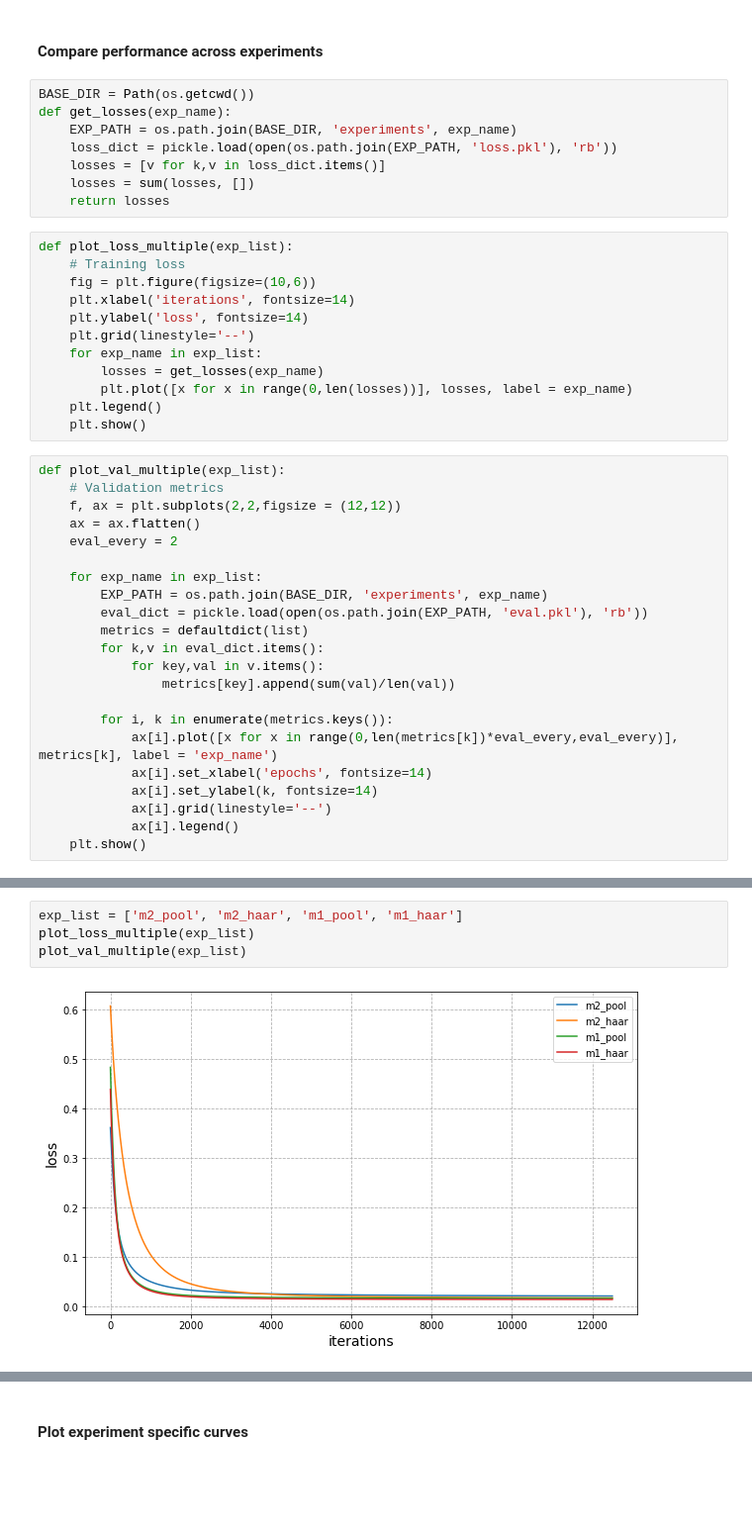
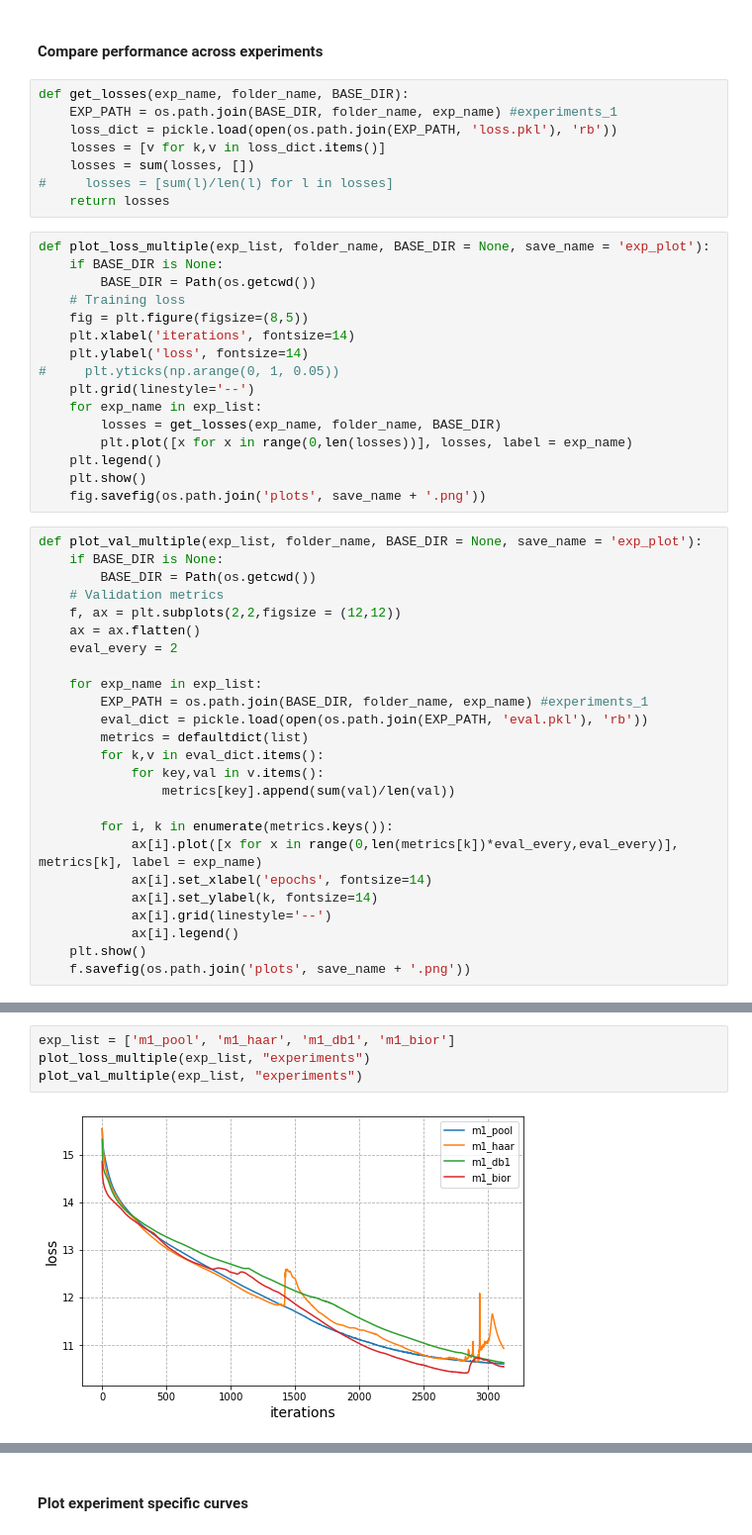
Before and after one commit to pk1996/ECE251C, a Jupyter notebook: plot_curves.ipynb, the cells around one changed output, grey strips where cells are left out. Shown at 99% size. Saved outputs shown, nothing was run; the diff lists cells and outputs as text; blank space fills up the shorter version.

```diff
--- a/plot_curves.ipynb
+++ b/plot_curves.ipynb
@@ -7,34 +8,40 @@ from collections import defaultdict
 # %% [markdown]
 #### Compare performance across experiments
 # %%
-BASE_DIR = Path(os.getcwd())
-def get_losses(exp_name):
-    EXP_PATH = os.path.join(BASE_DIR, 'experiments', exp_name)
+def get_losses(exp_name, folder_name, BASE_DIR):
+    EXP_PATH = os.path.join(BASE_DIR, folder_name, exp_name) #experiments_1
     loss_dict = pickle.load(open(os.path.join(EXP_PATH, 'loss.pkl'), 'rb'))
     losses = [v for k,v in loss_dict.items()]
     losses = sum(losses, [])
+#     losses = [sum(l)/len(l) for l in losses]
     return losses
 # %%
-def plot_loss_multiple(exp_list):
+def plot_loss_multiple(exp_list, folder_name, BASE_DIR = None, save_name = 'exp_plot'):
+    if BASE_DIR is None:
+        BASE_DIR = Path(os.getcwd())
     # Training loss
-    fig = plt.figure(figsize=(10,6))
+    fig = plt.figure(figsize=(8,5))
     plt.xlabel('iterations', fontsize=14)
     plt.ylabel('loss', fontsize=14)
+#     plt.yticks(np.arange(0, 1, 0.05))
     plt.grid(linestyle='--')
     for exp_name in exp_list:
-        losses = get_losses(exp_name)
+        losses = get_losses(exp_name, folder_name, BASE_DIR)
         plt.plot([x for x in range(0,len(losses))], losses, label = exp_name)
     plt.legend()
     plt.show()
+    fig.savefig(os.path.join('plots', save_name + '.png'))
 # %%
-def plot_val_multiple(exp_list):
+def plot_val_multiple(exp_list, folder_name, BASE_DIR = None, save_name = 'exp_plot'):
+    if BASE_DIR is None:
+        BASE_DIR = Path(os.getcwd())
     # Validation metrics
     f, ax = plt.subplots(2,2,figsize = (12,12))
     ax = ax.flatten()
     eval_every = 2
 
     for exp_name in exp_list:
-        EXP_PATH = os.path.join(BASE_DIR, 'experiments', exp_name)
+        EXP_PATH = os.path.join(BASE_DIR, folder_name, exp_name) #experiments_1
         eval_dict = pickle.load(open(os.path.join(EXP_PATH, 'eval.pkl'), 'rb'))
         metrics = defaultdict(list)
         for k,v in eval_dict.items():
@@ -42,9 +49,10 @@ def plot_val_multiple(exp_list):
                 metrics[key].append(sum(val)/len(val))
 
         for i, k in enumerate(metrics.keys()):
-            ax[i].plot([x for x in range(0,len(metrics[k])*eval_every,eval_every)], metrics[k], label = 'exp_name')
+            ax[i].plot([x for x in range(0,len(metrics[k])*eval_every,eval_every)], metrics[k], label = exp_name)
             ax[i].set_xlabel('epochs', fontsize=14)
             ax[i].set_ylabel(k, fontsize=14)
             ax[i].grid(linestyle='--')
             ax[i].legend()
     plt.show()
+    f.savefig(os.path.join('plots', save_name + '.png'))
@@ -51,6 +138,6 @@ def plot_val_multiple(exp_list):
 # %%
-exp_list = ['m2_pool', 'm2_haar', 'm1_pool', 'm1_haar']
-plot_loss_multiple(exp_list)
-plot_val_multiple(exp_list)
+exp_list = ['m1_pool', 'm1_haar', 'm1_db1', 'm1_bior']
+plot_loss_multiple(exp_list, "experiments")
+plot_val_multiple(exp_list, "experiments")
 # %% [output]
-[figure, old version]
+[figure, new version]
```
Also changed, not shown: parts of 24 cells of this notebook, 25 other files.
